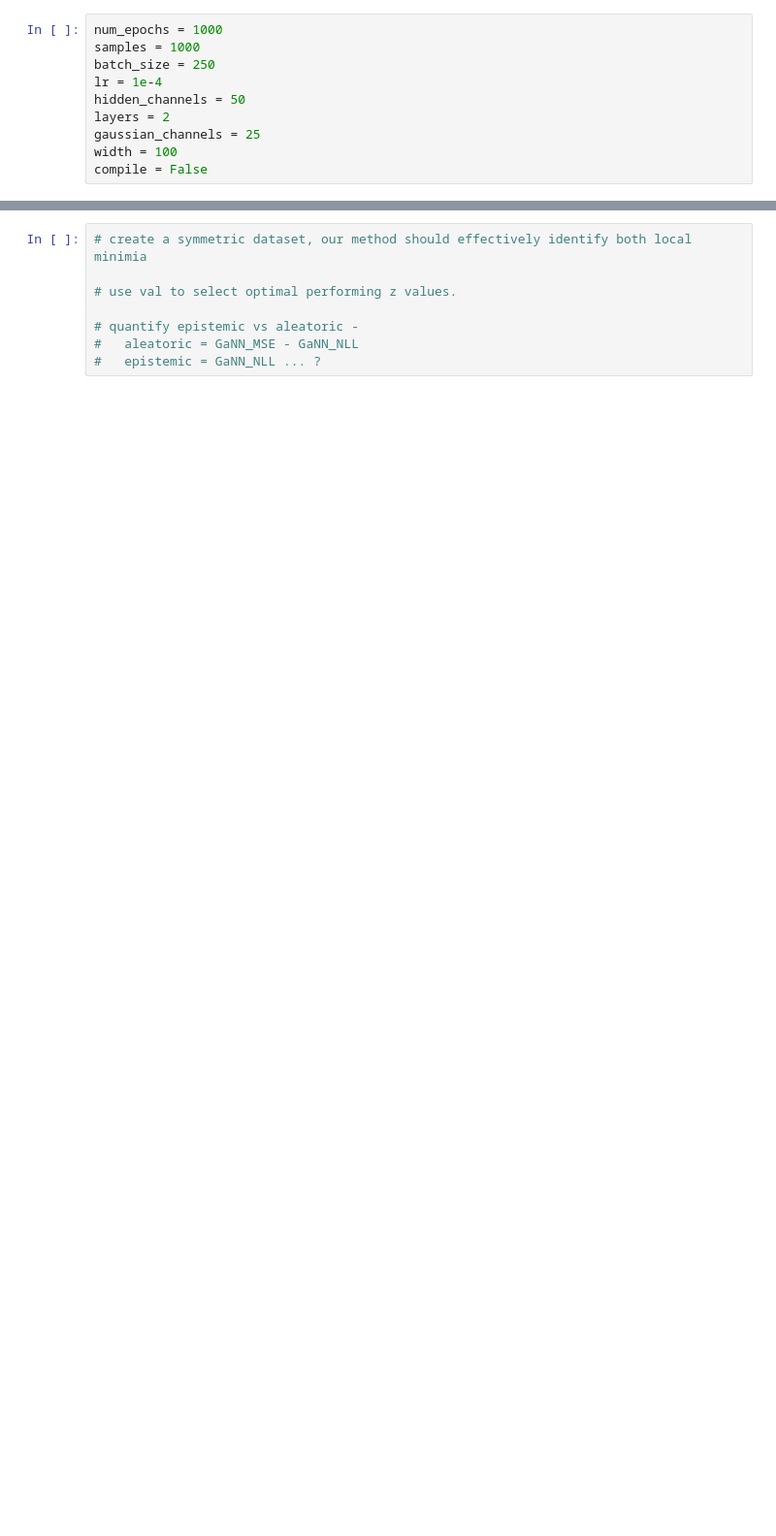
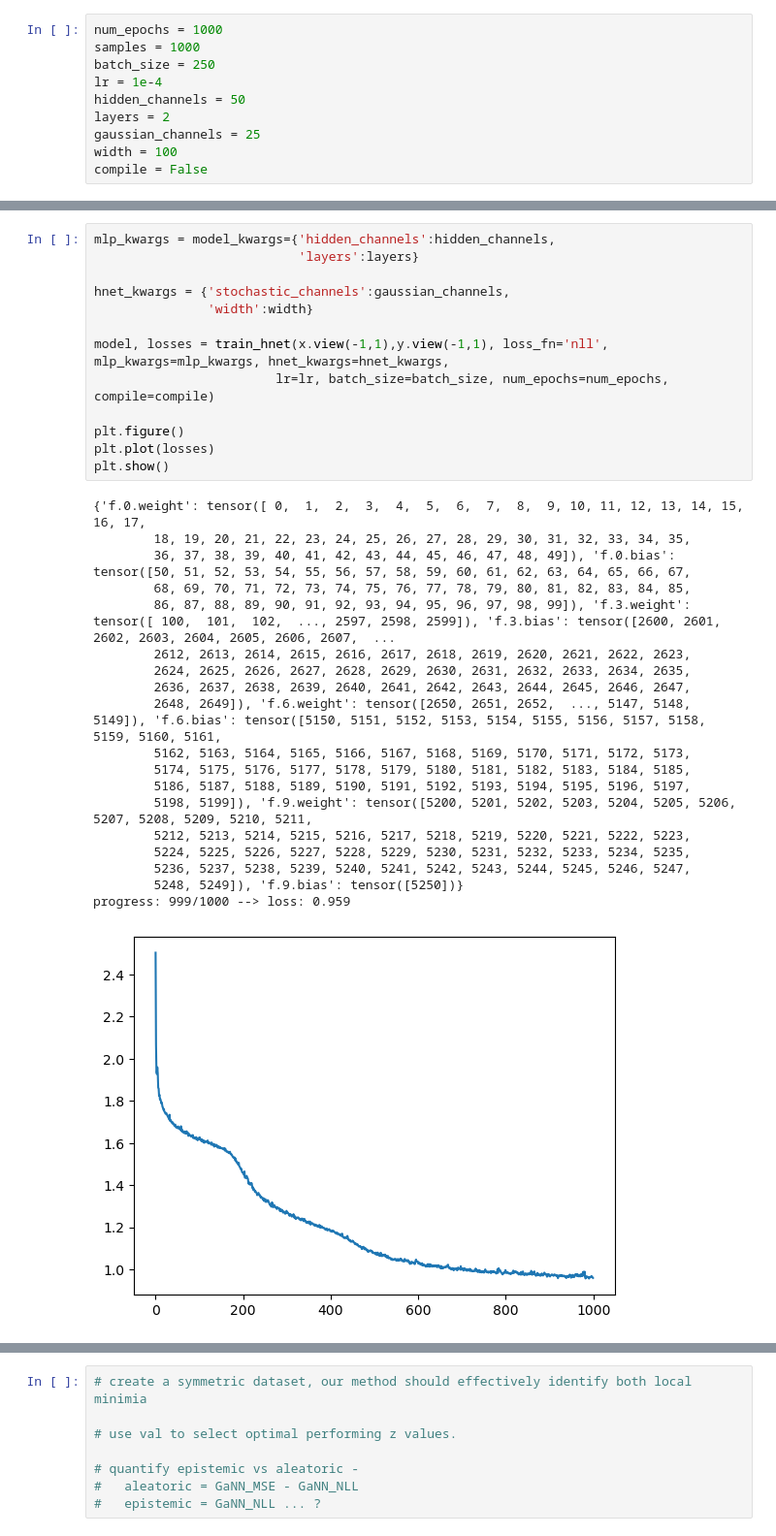
Before and after one commit to nathanieljevans/hypernet, a Jupyter notebook: notebooks/01_basic.ipynb, the cells around one changed output, grey strips where cells are left out. Shown: that part at 97% size. Saved outputs shown, nothing was run; the diff lists cells and outputs as text; blank space fills up the shorter version.

```diff
--- a/notebooks/01_basic.ipynb
+++ b/notebooks/01_basic.ipynb
@@ -49 +52,34 @@ utils.plot1d(x,y,y_true,true_lcb,true_ucb, x2, yhat, title='GaNN with MSE loss',
+# %%
+mlp_kwargs = model_kwargs={'hidden_channels':hidden_channels,
+                           'layers':layers}
+
+hnet_kwargs = {'stochastic_channels':gaussian_channels,
+               'width':width}
+
+model, losses = train_hnet(x.view(-1,1),y.view(-1,1), loss_fn='nll', mlp_kwargs=mlp_kwargs, hnet_kwargs=hnet_kwargs,
+                        lr=lr, batch_size=batch_size, num_epochs=num_epochs, compile=compile)
+
+plt.figure()
+plt.plot(losses)
+plt.show()
+# %% [output]
+{'f.0.weight': tensor([ 0,  1,  2,  3,  4,  5,  6,  7,  8,  9, 10, 11, 12, 13, 14, 15, 16, 17,
+        18, 19, 20, 21, 22, 23, 24, 25, 26, 27, 28, 29, 30, 31, 32, 33, 34, 35,
+        36, 37, 38, 39, 40, 41, 42, 43, 44, 45, 46, 47, 48, 49]), 'f.0.bias': tensor([50, 51, 52, 53, 54, 55, 56, 57, 58, 59, 60, 61, 62, 63, 64, 65, 66, 67,
+        68, 69, 70, 71, 72, 73, 74, 75, 76, 77, 78, 79, 80, 81, 82, 83, 84, 85,
+        86, 87, 88, 89, 90, 91, 92, 93, 94, 95, 96, 97, 98, 99]), 'f.3.weight': tensor([ 100,  101,  102,  ..., 2597, 2598, 2599]), 'f.3.bias': tensor([2600, 2601, 2602, 2603, 2604, 2605, 2606, 2607,  ...
+        2612, 2613, 2614, 2615, 2616, 2617, 2618, 2619, 2620, 2621, 2622, 2623,
+        2624, 2625, 2626, 2627, 2628, 2629, 2630, 2631, 2632, 2633, 2634, 2635,
+        2636, 2637, 2638, 2639, 2640, 2641, 2642, 2643, 2644, 2645, 2646, 2647,
+        2648, 2649]), 'f.6.weight': tensor([2650, 2651, 2652,  ..., 5147, 5148, 5149]), 'f.6.bias': tensor([5150, 5151, 5152, 5153, 5154, 5155, 5156, 5157, 5158, 5159, 5160, 5161,
+        5162, 5163, 5164, 5165, 5166, 5167, 5168, 5169, 5170, 5171, 5172, 5173,
+        5174, 5175, 5176, 5177, 5178, 5179, 5180, 5181, 5182, 5183, 5184, 5185,
+        5186, 5187, 5188, 5189, 5190, 5191, 5192, 5193, 5194, 5195, 5196, 5197,
+        5198, 5199]), 'f.9.weight': tensor([5200, 5201, 5202, 5203, 5204, 5205, 5206, 5207, 5208, 5209, 5210, 5211,
+        5212, 5213, 5214, 5215, 5216, 5217, 5218, 5219, 5220, 5221, 5222, 5223,
+        5224, 5225, 5226, 5227, 5228, 5229, 5230, 5231, 5232, 5233, 5234, 5235,
+        5236, 5237, 5238, 5239, 5240, 5241, 5242, 5243, 5244, 5245, 5246, 5247,
+        5248, 5249]), 'f.9.bias': tensor([5250])}
+progress: 999/1000 --> loss: 0.959
+[figure, added]
 # %%
```
Also changed, not shown: parts of 5 cells of this notebook, 9 other files.
